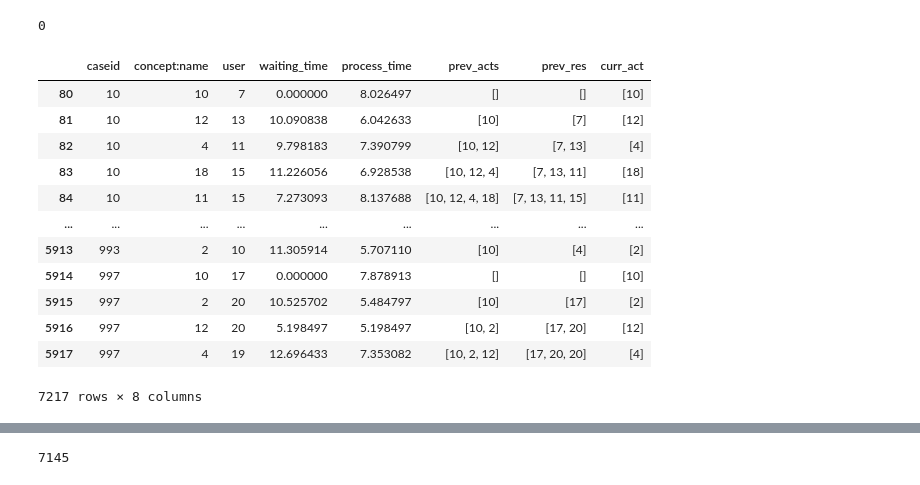
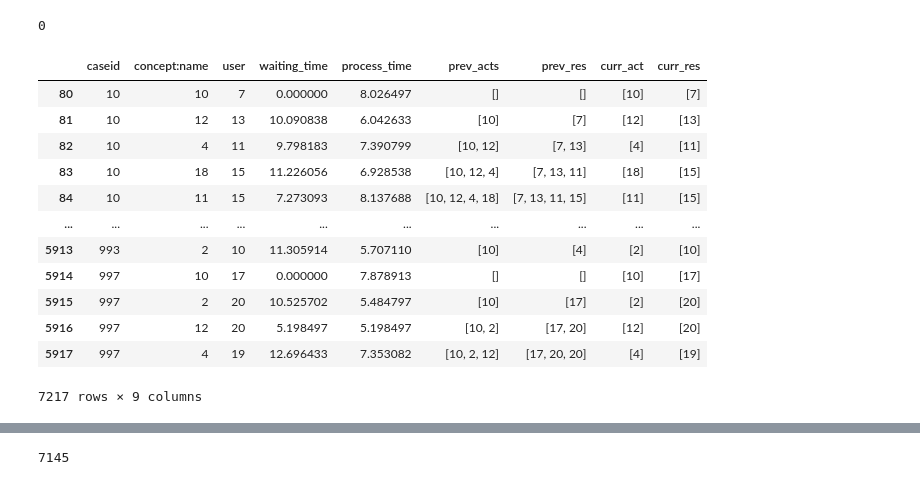
Before and after one commit to wujiani/CoDi, a Jupyter notebook: tabular_datasets/diffu/PurchasingExample_0.2/attention.ipynb, the cells around one changed output, grey strips where cells are left out. Cells and saved outputs as stored; diff of their text form; code cells hidden in the pictures.

```diff
--- a/tabular_datasets/diffu/PurchasingExample_0.2/attention.ipynb
+++ b/tabular_datasets/diffu/PurchasingExample_0.2/attention.ipynb
@@ -323,38 +323,46 @@ for i in range(1):
 # %%
 new_data['prev_acts'] = None
 new_data['prev_res'] = None
 new_data['curr_act'] = None
+new_data['curr_res'] = None
 data_add_prev = pd.DataFrame()
 for key, group in new_data.groupby(id_column):
     for i in range(len(group)):
-#         if i != 0:
-        prev_acts = list(group[act_column].iloc[0:i])
+        if i>= 30:
+
+            prev_acts = list(group[act_column].iloc[i-30:i])
+            prev_res = list(group[resource_column].iloc[i-30:i])
+        else:
+            prev_acts = list(group[act_column].iloc[0:i])
+            prev_res = list(group[resource_column].iloc[0:i])
 #         prev_acts_str = ' '.join(prev_acts)
         group['prev_acts'].iloc[i] = prev_acts
 
-        prev_res = list(group[resource_column].iloc[0:i])
+
 #         prev_res_str = ' '.join(prev_res)
         group['prev_res'].iloc[i] = prev_res
         #print(group)
         group['curr_act'].iloc[i] = group[act_column].iloc[i]
+        group['curr_res'].iloc[i] = group[resource_column].iloc[i]
     data_add_prev = pd.concat([data_add_prev, group])
+
+data_add_prev['curr_act'] = data_add_prev['curr_act'].map(lambda x: [x])
+data_add_prev['curr_res'] = data_add_prev['curr_res'].map(lambda x: [x])
+data_add_prev
+# %% [output]
+|  | caseid | concept:name | user | waiting_time | process_time | prev_acts | prev_res | curr_act | curr_res |
+| 80 | 10 | 10 | 7 | 0.000000 | 8.026497 | [] | [] | [10] | [7] |
+| 81 | 10 | 12 | 13 | 10.090838 | 6.042633 | [10] | [7] | [12] | [13] |
+| 82 | 10 | 4 | 11 | 9.798183 | 7.390799 | [10, 12] | [7, 13] | [4] | [11] |
+| 83 | 10 | 18 | 15 | 11.226056 | 6.928538 | [10, 12, 4] | [7, 13, 11] | [18] | [15] |
+| 84 | 10 | 11 | 15 | 7.273093 | 8.137688 | [10, 12, 4, 18] | [7, 13, 11, 15] | [11] | [15] |
+| ... | ... | ... | ... | ... | ... | ... | ... | ... | ... |
+| 5913 | 993 | 2 | 10 | 11.305914 | 5.707110 | [10] | [4] | [2] | [10] |
+| 5914 | 997 | 10 | 17 | 0.000000 | 7.878913 | [] | [] | [10] | [17] |
+| 5915 | 997 | 2 | 20 | 10.525702 | 5.484797 | [10] | [17] | [2] | [20] |
+| 5916 | 997 | 12 | 20 | 5.198497 | 5.198497 | [10, 2] | [17, 20] | [12] | [20] |
+| 5917 | 997 | 4 | 19 | 12.696433 | 7.353082 | [10, 2, 12] | [17, 20, 20] | [4] | [19] |
+7217 rows × 9 columns
-# %%
-data_add_prev['curr_act'] = data_add_prev['curr_act'].map(lambda x: [x])
-data_add_prev
-# %% [output]
-|  | caseid | concept:name | user | waiting_time | process_time | prev_acts | prev_res | curr_act |
-| 80 | 10 | 10 | 7 | 0.000000 | 8.026497 | [] | [] | [10] |
-| 81 | 10 | 12 | 13 | 10.090838 | 6.042633 | [10] | [7] | [12] |
-| 82 | 10 | 4 | 11 | 9.798183 | 7.390799 | [10, 12] | [7, 13] | [4] |
-| 83 | 10 | 18 | 15 | 11.226056 | 6.928538 | [10, 12, 4] | [7, 13, 11] | [18] |
-| 84 | 10 | 11 | 15 | 7.273093 | 8.137688 | [10, 12, 4, 18] | [7, 13, 11, 15] | [11] |
-| ... | ... | ... | ... | ... | ... | ... | ... | ... |
-| 5913 | 993 | 2 | 10 | 11.305914 | 5.707110 | [10] | [4] | [2] |
-| 5914 | 997 | 10 | 17 | 0.000000 | 7.878913 | [] | [] | [10] |
-| 5915 | 997 | 2 | 20 | 10.525702 | 5.484797 | [10] | [17] | [2] |
-| 5916 | 997 | 12 | 20 | 5.198497 | 5.198497 | [10, 2] | [17, 20] | [12] |
-| 5917 | 997 | 4 | 19 | 12.696433 | 7.353082 | [10, 2, 12] | [17, 20, 20] | [4] |
-7217 rows × 8 columns
 # %%
 def padding(list_, pad_number, length):
     len_list = len(list_)
```
Also changed, not shown: parts of 16 cells of this notebook, 1 other file.
